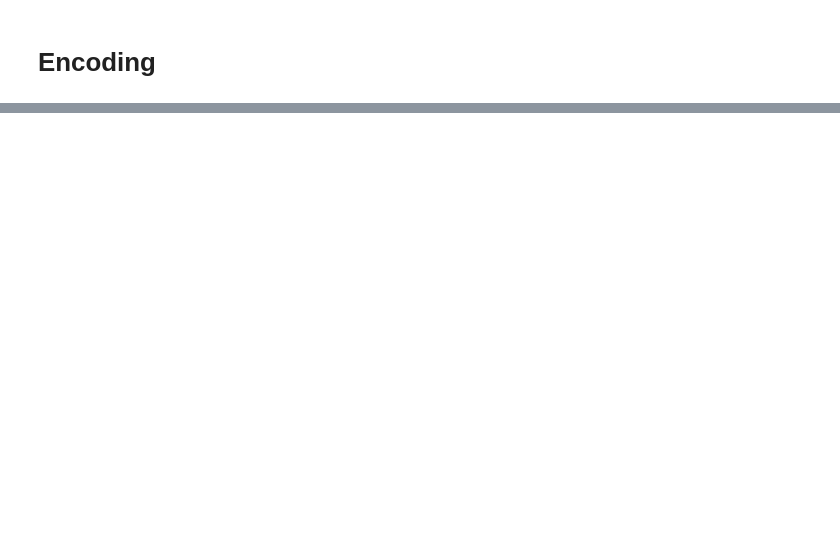
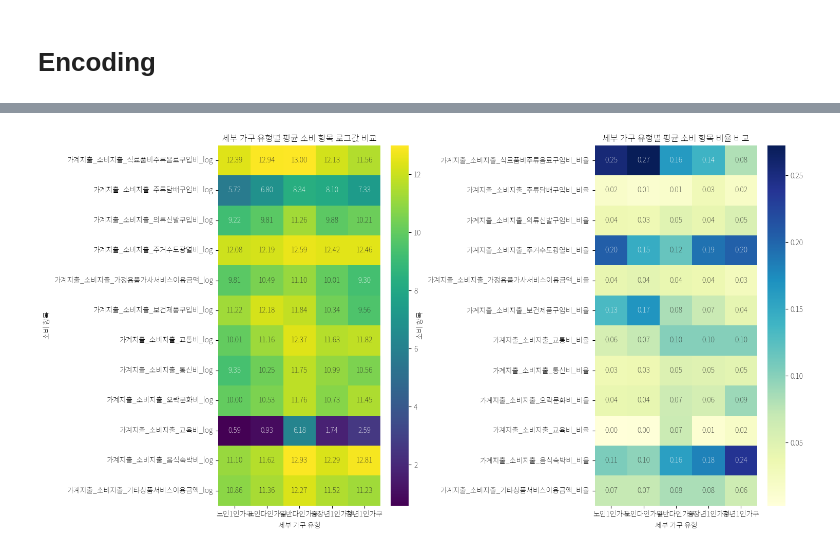
Before and after one commit to turtle-jaewoo/DS_TermProject, a Jupyter notebook: DS_TermProject.ipynb, the cells around one changed output, grey strips where cells are left out. Drawn from its saved outputs; the diff is of its cells as text; code cells hidden in the pictures; blank space fills up the shorter version.

```diff
--- a/DS_TermProject.ipynb
+++ b/DS_TermProject.ipynb
@@ -552,0 +652,47 @@ dataset.to_csv('after_encoded.csv')
+# %%
+def get_detailed_household_type_eda(row):
+    members = row['가구원수']
+    age_group = row['가구주_연령'] # 문자열로 변환하여 안전하게 처리
+    is_senior_household = row['노인가구여부'] == 1
+
+    if members == 1:
+        if age_group < 40: # 40대 이전의 나이대 사람들을 청년으로 설정
+            return '청년1인가구'
+        elif age_group < 60: # 60대 이전의 나이대 사람들을 중장년으로 설정
+            return '중장년1인가구'
+        elif is_senior_household or age_group >= 60: # 노인가구여부 우선 고려
+            return '노인1인가구'
+        else:
+            return '기타1인가구' # 혹시 모를 경우
+    elif members > 1:
+        if is_senior_household:
+            return '노인다인가구'
+        else:
+            return '일반다인가구'
+    return '기타가구유형'
+
+df_full['세부가구유형'] = df_full.apply(get_detailed_household_type_eda, axis=1)
+
+analysis_cols_log = [f"{col}_log" for col in item_columns]
+analysis_cols_ratio = [f"{col}_비율" for col in item_columns]
+
+group_means_log = df_full.groupby('세부가구유형')[analysis_cols_log].mean()
+group_means_ratio = df_full.groupby('세부가구유형')[analysis_cols_ratio].mean()
+
+# 히트맵으로 시각화
+fig, axes = plt.subplots(1, 2, figsize = (15, 8))
+
+sns.heatmap(group_means_log.T, annot = True, fmt = ".2f", cmap = "viridis", ax = axes[0])
+axes[0].set_title("세부 가구 유형별 평균 소비 항목 로그값 비교")
+axes[0].set_ylabel("소비 항목")
+axes[0].set_xlabel("세부 가구 유형")
+
+sns.heatmap(group_means_ratio.T, annot = True, fmt = ".2f", cmap = "YlGnBu", ax = axes[1])
+axes[1].set_title("세부 가구 유형별 평균 소비 항목 비율 비교")
+axes[1].set_ylabel("소비 항목")
+axes[1].set_xlabel("세부 가구 유형")
+
+plt.tight_layout()
+plt.show()
+# %% [output]
+[figure, added]
```
Also changed, not shown: parts of 6 cells of this notebook.
